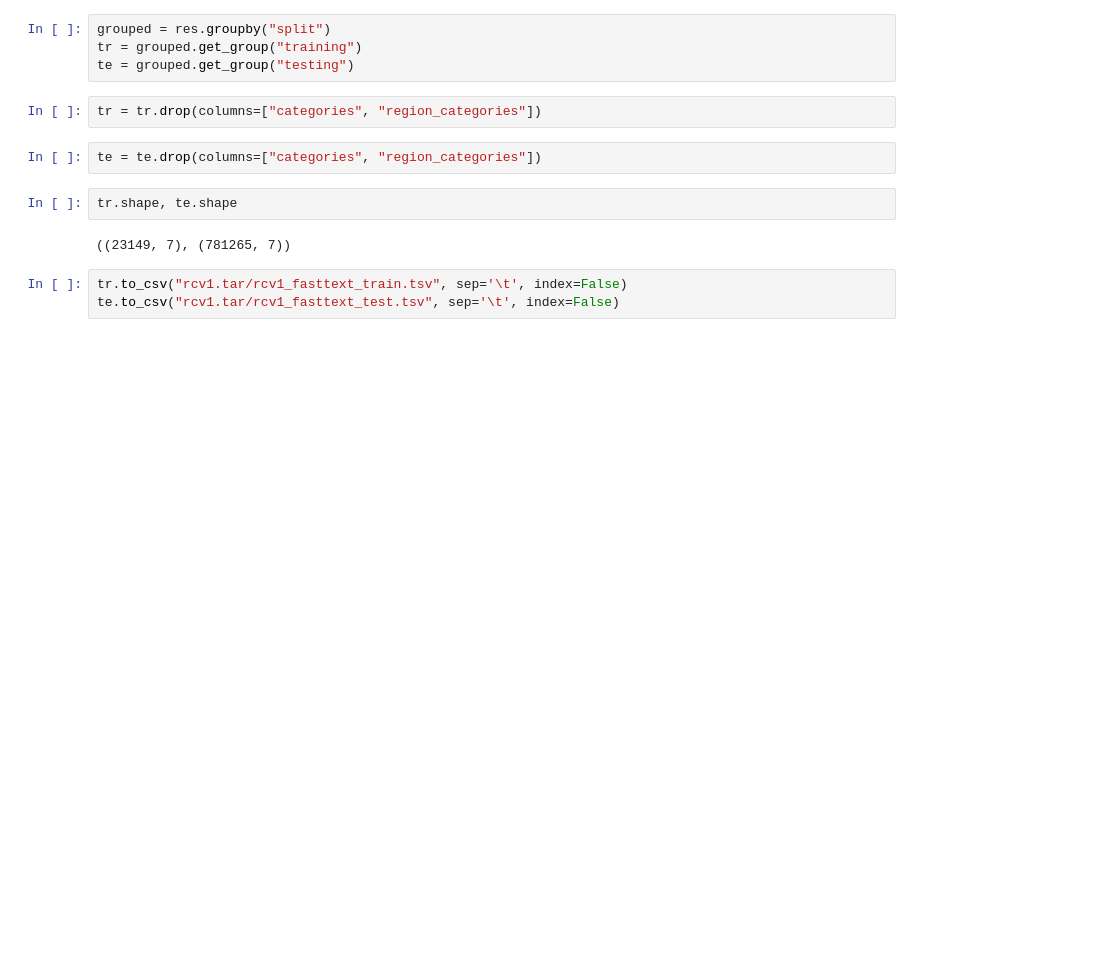
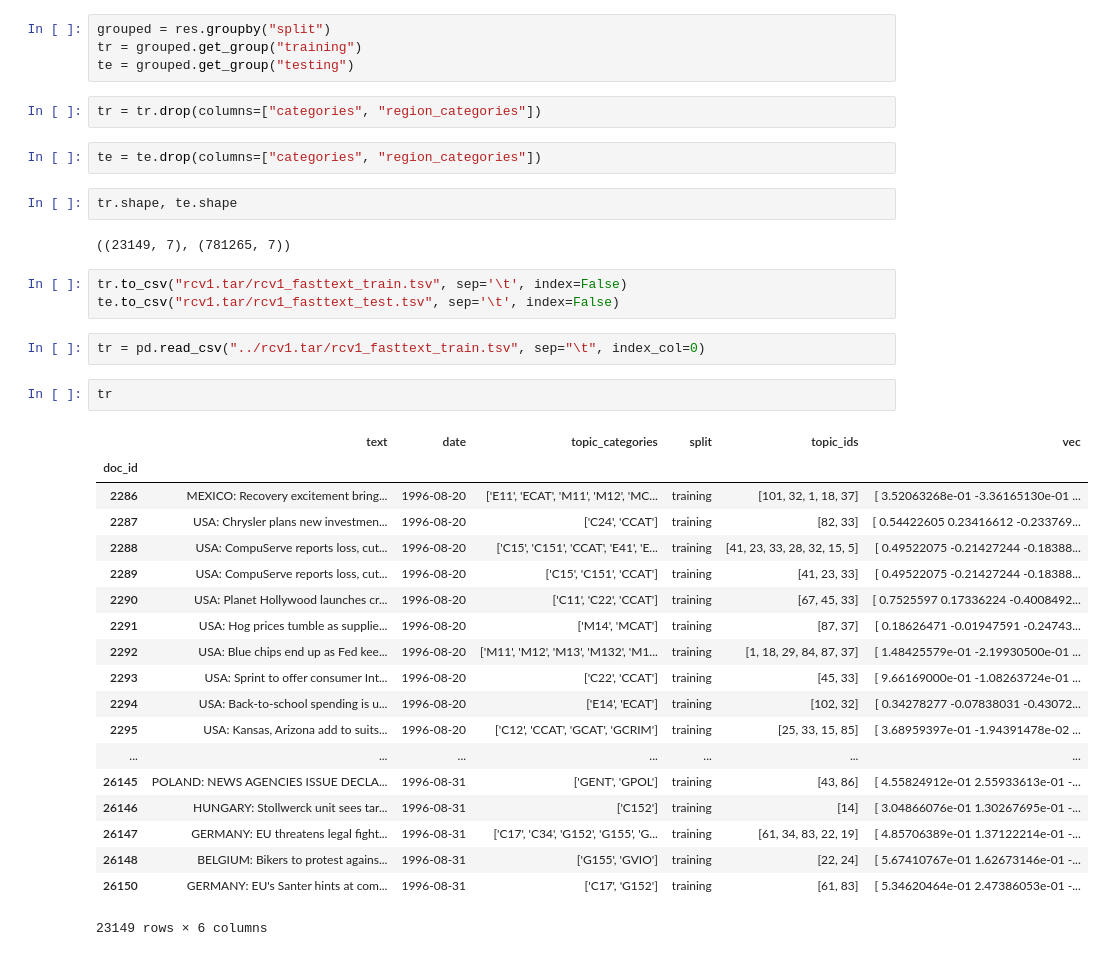
Before and after one commit to tharangni/LSHTC-2019, a Jupyter notebook: notebooks/rcv1_raw_iter.ipynb, the cells around one changed output. Drawn from its saved outputs; the diff is of its cells as text; blank space fills up the shorter version.

```diff
--- a/notebooks/rcv1_raw_iter.ipynb
+++ b/notebooks/rcv1_raw_iter.ipynb
@@ -272,3 +277,27 @@ tr.shape, te.shape
 # %%
 tr.to_csv("rcv1.tar/rcv1_fasttext_train.tsv", sep='\t', index=False)
 te.to_csv("rcv1.tar/rcv1_fasttext_test.tsv", sep='\t', index=False)
+# %%
+tr = pd.read_csv("../rcv1.tar/rcv1_fasttext_train.tsv", sep="\t", index_col=0)
+# %%
+tr
+# %% [output]
+|  | text | date | topic_categories | split | topic_ids | vec |
+| doc_id |  |  |  |  |  |  |
+| 2286 | MEXICO: Recovery excitement bring... | 1996-08-20 | ['E11', 'ECAT', 'M11', 'M12', 'MC... | training | [101, 32, 1, 18, 37] | [ 3.52063268e-01 -3.36165130e-01 ... |
+| 2287 | USA: Chrysler plans new investmen... | 1996-08-20 | ['C24', 'CCAT'] | training | [82, 33] | [ 0.54422605 0.23416612 -0.233769... |
+| 2288 | USA: CompuServe reports loss, cut... | 1996-08-20 | ['C15', 'C151', 'CCAT', 'E41', 'E... | training | [41, 23, 33, 28, 32, 15, 5] | [ 0.49522075 -0.21427244 -0.18388... |
+| 2289 | USA: CompuServe reports loss, cut... | 1996-08-20 | ['C15', 'C151', 'CCAT'] | training | [41, 23, 33] | [ 0.49522075 -0.21427244 -0.18388... |
+| 2290 | USA: Planet Hollywood launches cr... | 1996-08-20 | ['C11', 'C22', 'CCAT'] | training | [67, 45, 33] | [ 0.7525597 0.17336224 -0.4008492... |
+| 2291 | USA: Hog prices tumble as supplie... | 1996-08-20 | ['M14', 'MCAT'] | training | [87, 37] | [ 0.18626471 -0.01947591 -0.24743... |
+| 2292 | USA: Blue chips end up as Fed kee... | 1996-08-20 | ['M11', 'M12', 'M13', 'M132', 'M1... | training | [1, 18, 29, 84, 87, 37] | [ 1.48425579e-01 -2.19930500e-01 ... |
+| 2293 | USA: Sprint to offer consumer Int... | 1996-08-20 | ['C22', 'CCAT'] | training | [45, 33] | [ 9.66169000e-01 -1.08263724e-01 ... |
+| 2294 | USA: Back-to-school spending is u... | 1996-08-20 | ['E14', 'ECAT'] | training | [102, 32] | [ 0.34278277 -0.07838031 -0.43072... |
+| 2295 | USA: Kansas, Arizona add to suits... | 1996-08-20 | ['C12', 'CCAT', 'GCAT', 'GCRIM'] | training | [25, 33, 15, 85] | [ 3.68959397e-01 -1.94391478e-02 ... |
+| ... | ... | ... | ... | ... | ... | ... |
+| 26145 | POLAND: NEWS AGENCIES ISSUE DECLA... | 1996-08-31 | ['GENT', 'GPOL'] | training | [43, 86] | [ 4.55824912e-01 2.55933613e-01 -... |
+| 26146 | HUNGARY: Stollwerck unit sees tar... | 1996-08-31 | ['C152'] | training | [14] | [ 3.04866076e-01 1.30267695e-01 -... |
+| 26147 | GERMANY: EU threatens legal fight... | 1996-08-31 | ['C17', 'C34', 'G152', 'G155', 'G... | training | [61, 34, 83, 22, 19] | [ 4.85706389e-01 1.37122214e-01 -... |
+| 26148 | BELGIUM: Bikers to protest agains... | 1996-08-31 | ['G155', 'GVIO'] | training | [22, 24] | [ 5.67410767e-01 1.62673146e-01 -... |
+| 26150 | GERMANY: EU's Santer hints at com... | 1996-08-31 | ['C17', 'G152'] | training | [61, 83] | [ 5.34620464e-01 2.47386053e-01 -... |
+23149 rows × 6 columns
```
Also changed, not shown: parts of 2 cells of this notebook, 4 other files.
